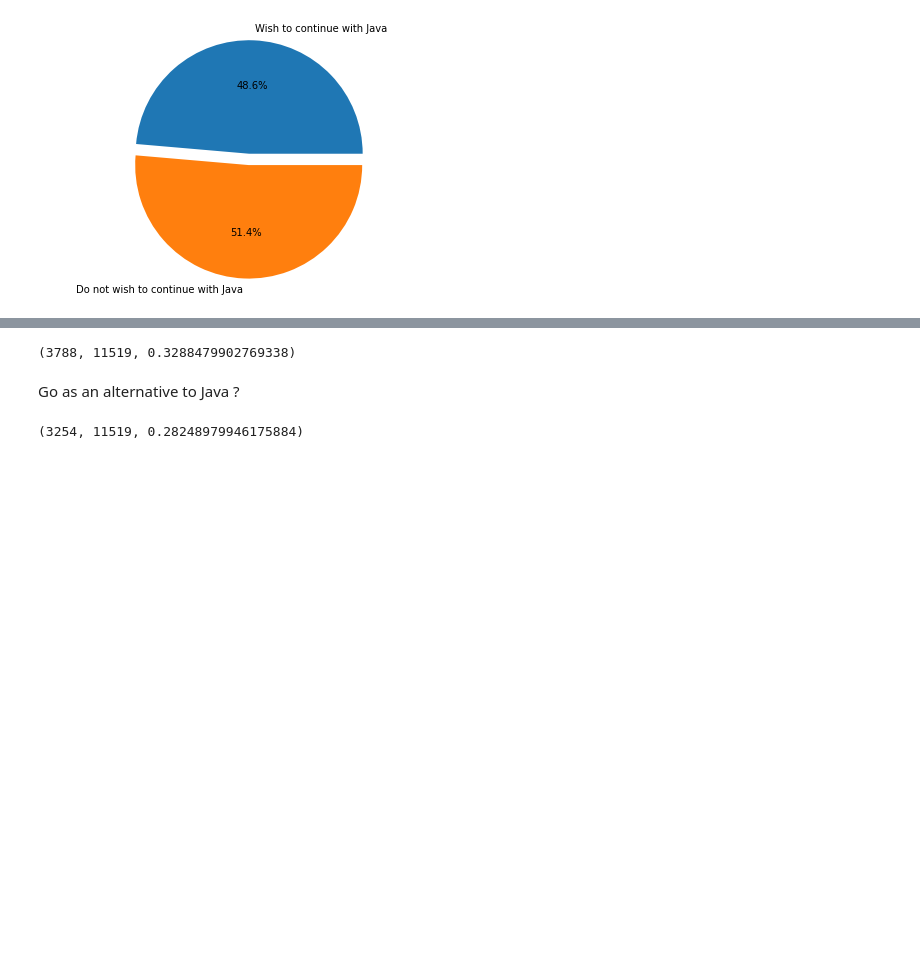
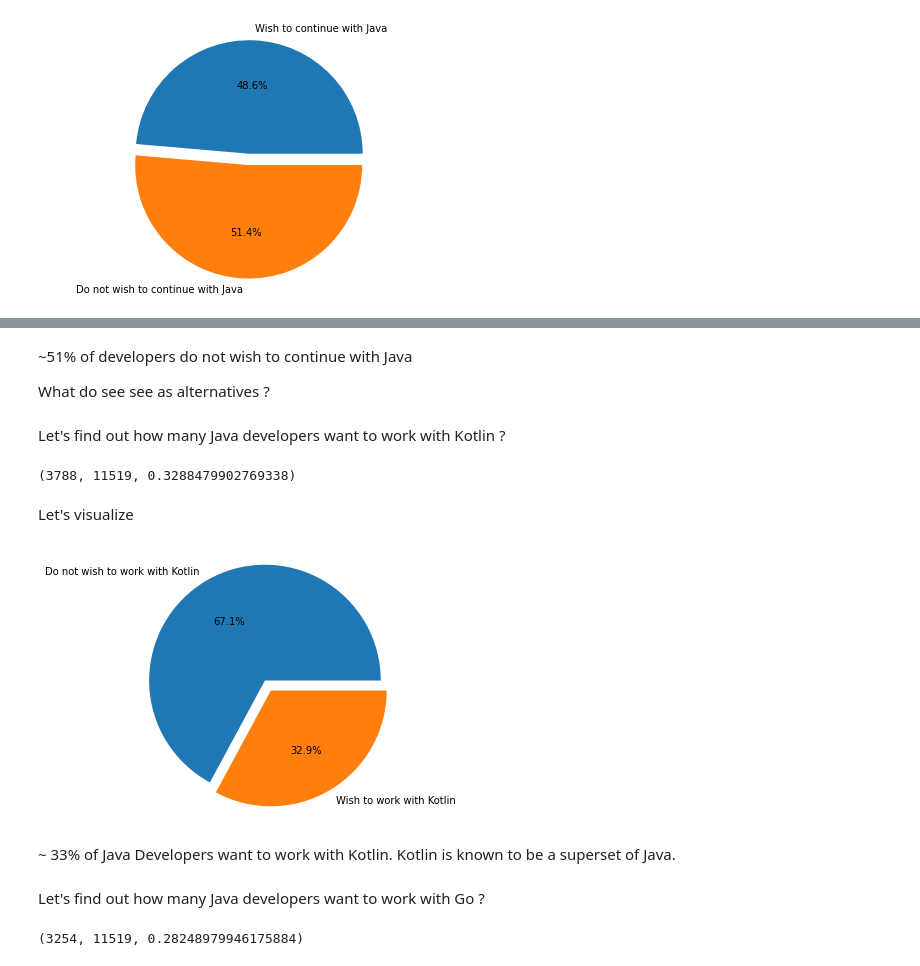
Before and after one commit to mkkhedawat/ploty, a Jupyter notebook: main.ipynb, the cells around one changed output, grey strips where cells are left out. Saved outputs shown, nothing was run; the diff lists cells and outputs as text; code cells hidden in the pictures; blank space fills up the shorter version.

```diff
--- a/main.ipynb
+++ b/main.ipynb
@@ -231,10 +297,36 @@ Kotlin as an alternative to Java ?
+# %% [markdown]
+~51% of developers do not wish to continue with Java
+
+What do see see as alternatives ?
+# %% [markdown]
+Let's find out how many Java developers want to work with Kotlin ?
 # %%
 java_desired_kotlin_df = java_df[ java_df['LanguageDesireNextYear'].str.contains("Kotlin")]
 java_desired_kotlin_df.shape[0], java_df.shape[0], java_desired_kotlin_df.shape[0]/java_df.shape[0]
 # %% [output]
 (3788, 11519, 0.3288479902769338)
-# %% [markdown]
-Go as an alternative to Java ?
+# %% [markdown]
+Let's visualize
+# %%
+kotlin_desired_perc = java_desired_kotlin_df.shape[0]/java_df.shape[0]
+
+labels = ['Do not wish to work with Kotlin', 'Wish to work with Kotlin']
+sizes = [1-kotlin_desired_perc, kotlin_desired_perc]
+explode = (0, 0.1)
+
+fig1, ax1 = plt.subplots()
+ax1.pie(sizes, explode=explode, labels=labels, autopct='%1.1f%%',
+        shadow=False, startangle=0)
+# Equal aspect ratio ensures that pie is drawn as a circle
+ax1.axis('equal')
+plt.tight_layout()
+plt.show()
+# %% [output]
+[figure, added]
+# %% [markdown]
+~ 33% of Java Developers want to work with Kotlin. Kotlin is known to be a superset of Java.
+# %% [markdown]
+Let's find out how many Java developers want to work with Go ?
 # %%
 java_desired_go_df = java_df[ java_df['LanguageDesireNextYear'].str.contains("Go")]
 java_desired_go_df.shape[0], java_df.shape[0], java_desired_go_df.shape[0]/java_df.shape[0]
```
Also changed, not shown: parts of 67 cells of this notebook, 2 other files.
